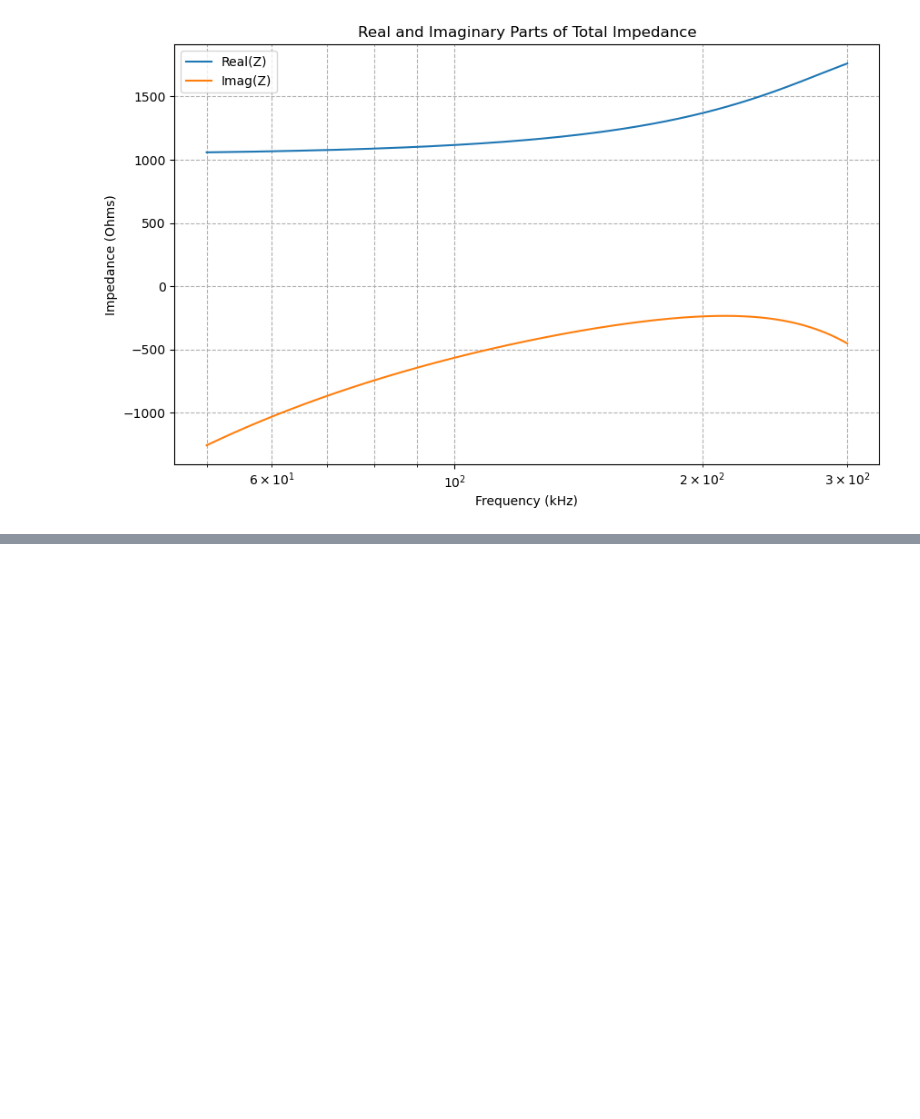
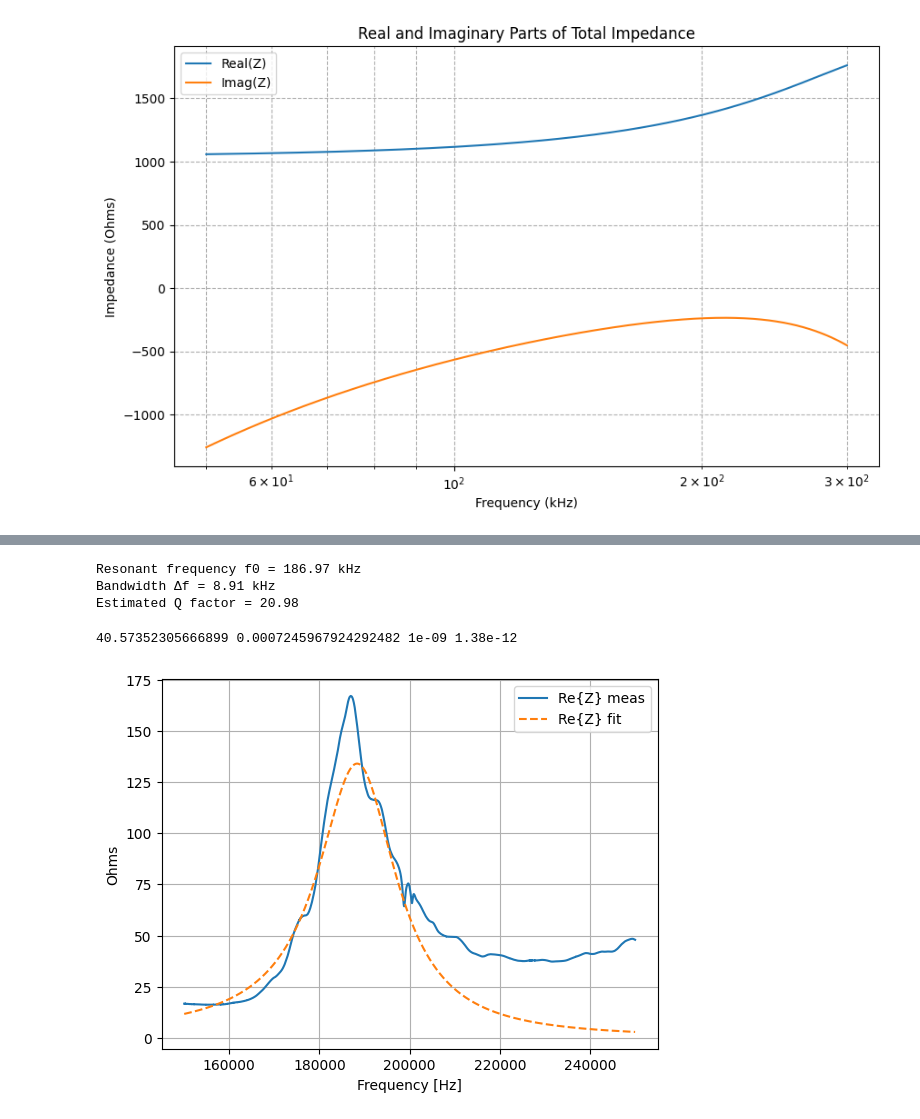
Before and after one commit to MKD-software/EMI-DMG-Analysis, a Jupyter notebook: Damage-analysis.ipynb, the cells around one changed output, grey strips where cells are left out. Cells and saved outputs as stored; diff of their text form; code cells hidden in the pictures; blank space fills up the shorter version.

```diff
--- a/Damage-analysis.ipynb
+++ b/Damage-analysis.ipynb
@@ -338,0 +432,39 @@ R² Imag: -0.1762
+# %%
+import numpy as np
+
+# Assume f_band and Z_meas_band.real are numpy arrays
+
+def estimate_q_factor(f_band, Z_real):
+    peak_idx = np.argmax(Z_real)
+    f0 = f_band[peak_idx]
+    peak_val = Z_real[peak_idx]
+    half_power = peak_val / np.sqrt(2)
+
+    # Find lower frequency at half power
+    lower_idx = np.where(Z_real[:peak_idx] <= half_power)[0]
+    if len(lower_idx) == 0:
+        f1 = f_band[0]
+    else:
+        f1 = f_band[lower_idx[-1]]
+
+    # Find higher frequency at half power
+    upper_idx = np.where(Z_real[peak_idx:] <= half_power)[0]
+    if len(upper_idx) == 0:
+        f2 = f_band[-1]
+    else:
+        f2 = f_band[peak_idx + upper_idx[0]]
+
+    bandwidth = f2 - f1
+    Q = f0 / bandwidth if bandwidth != 0 else np.inf
+
+    print(f"Resonant frequency f0 = {f0/1e3:.2f} kHz")
+    print(f"Bandwidth Δf = {bandwidth/1e3:.2f} kHz")
+    print(f"Estimated Q factor = {Q:.2f}")
+    return Q
+
+# Example usage:
+Q = estimate_q_factor(f_band, Z_meas_band.real)
+# %% [output]
+Resonant frequency f0 = 186.97 kHz
+Bandwidth Δf = 8.91 kHz
+Estimated Q factor = 20.98
@@ -338,0 +530,22 @@ R² Imag: -0.1762
+# %%
+def model_Z(f, R1, L1, C1, C0):
+    w = 2*np.pi*f
+    Zs = R1 + 1j*w*L1 + 1/(1j*w*C1)
+    Y = 1j*w*C0 + 1/Zs
+    return 1/Y
+
+pars = fit_C0_parallel_series_RLC(f_band, Z_meas_band)
+Z_fit = model_Z(f_band, **{k:pars[k] for k in ["R1","L1","C1","C0"]})
+
+print(R1, L1, C1, C0)
+
+# Inspect resonance
+import matplotlib.pyplot as plt
+plt.figure()
+plt.plot(f_band, Z_meas_band.real, label="Re{Z} meas")
+plt.plot(f_band, Z_fit.real,  linestyle="--", label="Re{Z} fit")
+plt.xlabel("Frequency [Hz]"); plt.ylabel("Ohms"); plt.legend(); plt.grid(True)
+plt.show()
+# %% [output]
+40.57352305666899 0.0007245967924292482 1e-09 1.38e-12
+[figure, added]
```
Also changed, not shown: parts of 15 cells of this notebook.
